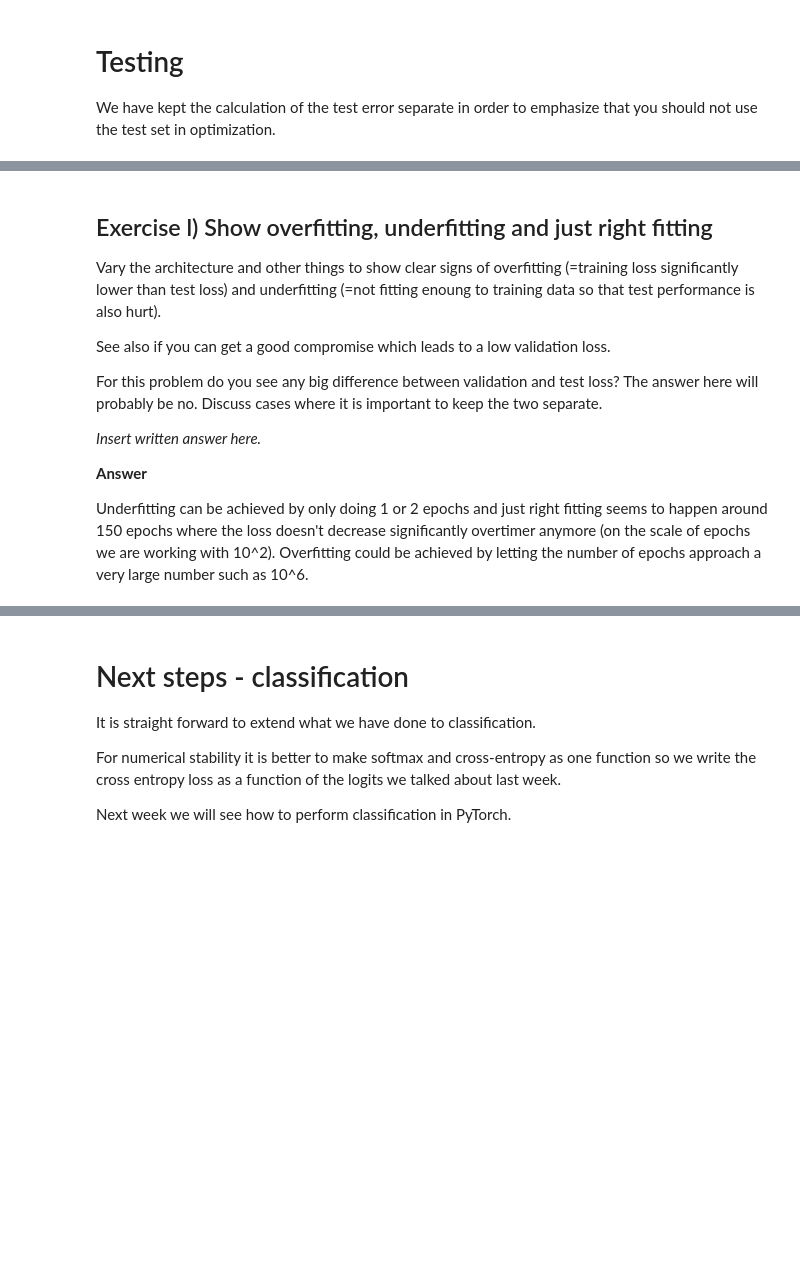
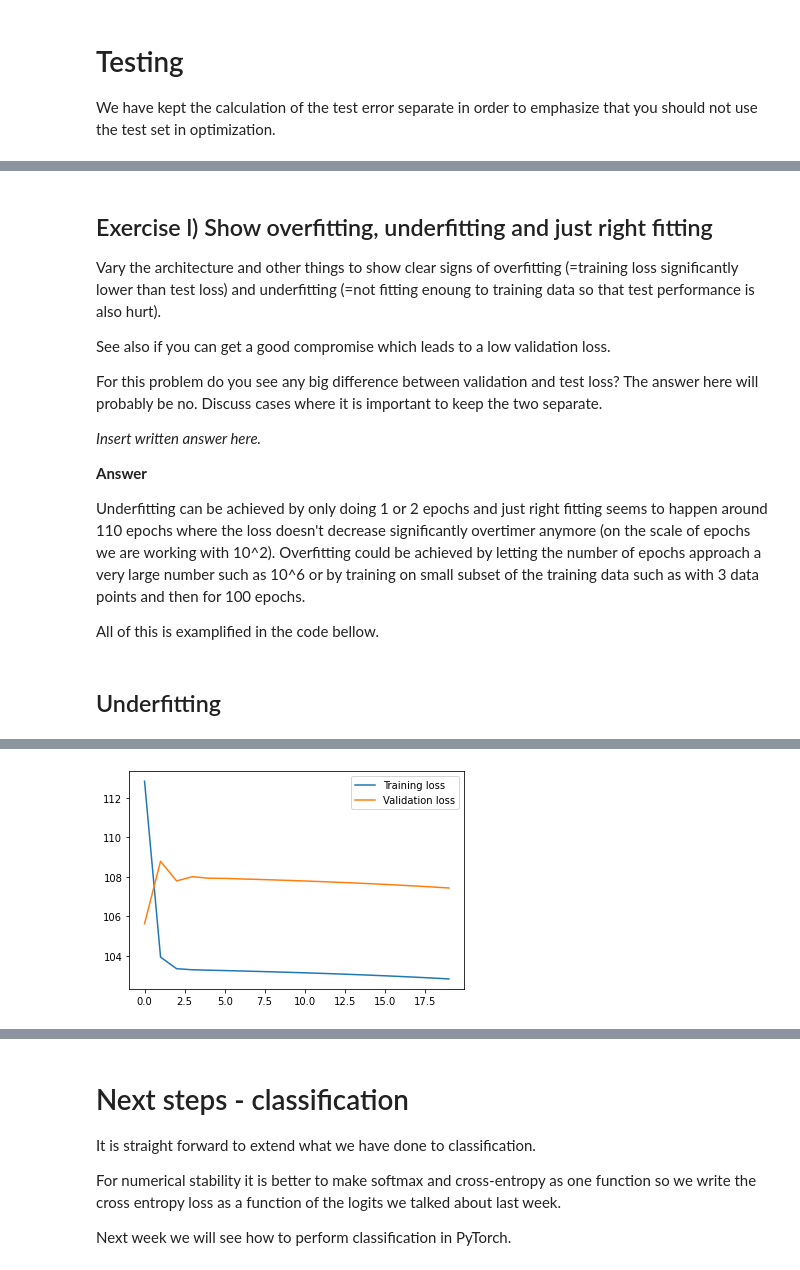
Before and after one commit to DrJupiter/02456-deep-learning-with-PyTorch, a Jupyter notebook: 2_Feedforward_Python/2.1-FNN-AutoDif-Nanograd.ipynb, the cells around one changed output, grey strips where cells are left out. Saved outputs shown, nothing was run; the diff lists cells and outputs as text; code cells hidden in the pictures; blank space fills up the shorter version.

```diff
--- a/2_Feedforward_Python/2.1-FNN-AutoDif-Nanograd.ipynb
+++ b/2_Feedforward_Python/2.1-FNN-AutoDif-Nanograd.ipynb
@@ -962,5 +962,7 @@ _Insert written answer here._
 
 **Answer**
 
-Underfitting can be achieved by only doing 1 or 2 epochs and just right fitting seems to happen around 150 epochs where the loss doesn't decrease significantly overtimer anymore (on the scale of epochs we are working with 10^2).
-Overfitting could be achieved by letting the number of epochs approach a very large number such as 10^6.
+Underfitting can be achieved by only doing 1 or 2 epochs and just right fitting seems to happen around 110 epochs where the loss doesn't decrease significantly overtimer anymore (on the scale of epochs we are working with 10^2).
+Overfitting could be achieved by letting the number of epochs approach a very large number such as 10^6 or by training on small subset of the training data such as with 3 data points and then for 100 epochs.
+
+All of this is examplified in the code bellow.
@@ -968,0 +969,41 @@ Overfitting could be achieved by letting the number of epochs approach a very la
+# %%
+def train_model_and_display(EPOCHS, end = -1):
+    train_loss = []
+    val_loss = []
+    NN = [
+        DenseLayer(1, 8, lambda x: x.relu()),
+        DenseLayer(8, 8, lambda x: x.sigmoid()),
+        DenseLayer(8, 1, lambda x: x.identity())
+    ]
+    for e in range(EPOCHS):
+
+        # Forward pass and loss computation
+        Loss = squared_loss(y_train[:end], forward(x_train[:end], NN))
+
+        # Backward pass
+        Loss.backward()
+
+        # gradient descent update
+        update_parameters(parameters(NN), LEARN_R)
+        zero_gradients(parameters(NN))
+
+        # Training loss
+        train_loss.append(Loss.v)
+
+        # Validation
+        Loss_validation = squared_loss(y_validation, forward(x_validation, NN))
+        val_loss.append(Loss_validation.v)
+
+        if e%10==0:
+            print("{:4d}".format(e),
+                  "({:5.2f}%)".format(e/EPOCHS*100),
+                  "Train loss: {:4.3f} \t Validation loss: {:4.3f}".format(train_loss[-1], val_loss[-1]))
+
+    plt.plot(range(len(train_loss)), train_loss,label="Training loss");
+    plt.plot(range(len(val_loss)), val_loss, label="Validation loss");
+    plt.legend()
+# %% [markdown]
+## Underfitting
+# %%
+train_model_and_display(20,-1)
+# %% [output]
@@ -968,0 +1012 @@ Overfitting could be achieved by letting the number of epochs approach a very la
+[figure, added]
```
Also changed, not shown: parts of 14 cells of this notebook.
